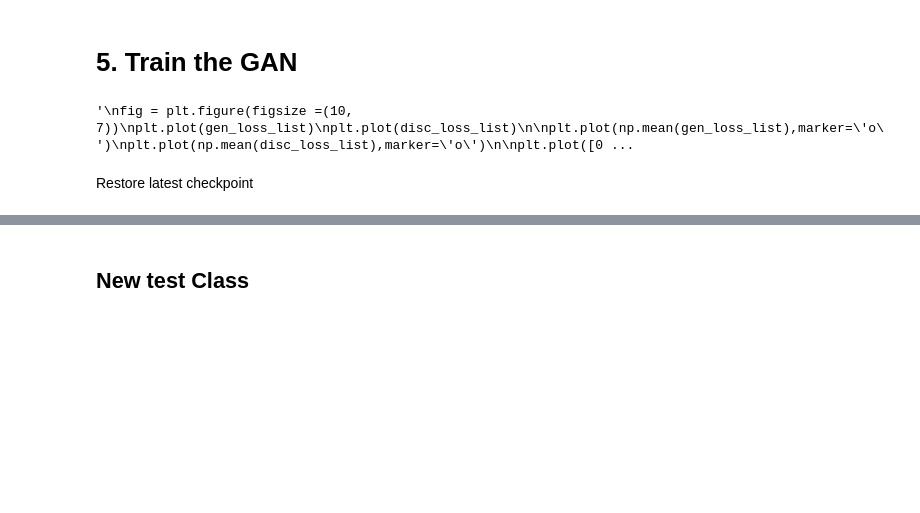
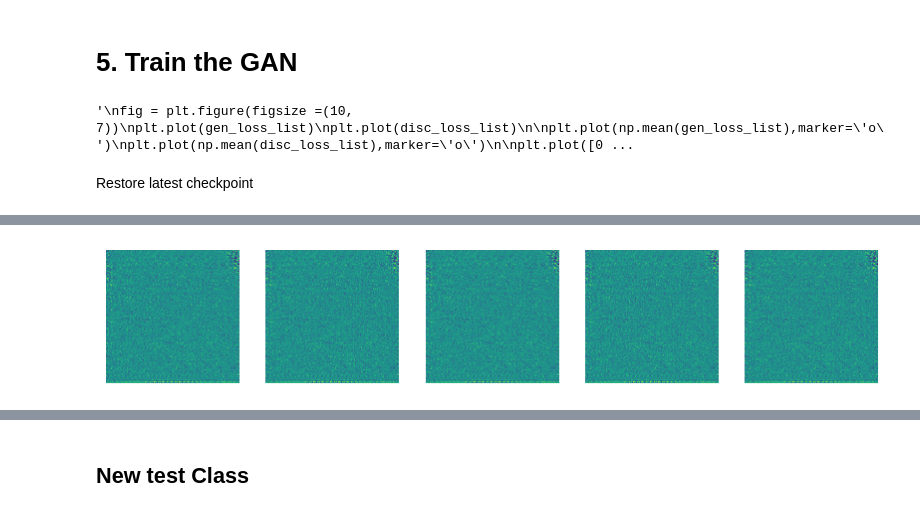
Before and after one commit to Daims971/gan_project, a Jupyter notebook: p8-gan-032023.ipynb, the cells around one changed output, grey strips where cells are left out. Saved outputs shown, nothing was run; the diff lists cells and outputs as text; code cells hidden in the pictures; blank space fills up the shorter version.

Commit message:
Kaggle Notebook | P8_GAN_032023 | Version 23: iGAN:0, 600 epochs, 12 bs

```diff
--- a/p8-gan-032023.ipynb
+++ b/p8-gan-032023.ipynb
@@ -1112,6 +1145,16 @@ array([[ 1.4569755 , -0.72368455, -2.4927907 ,  1.946646  , -0.14083274,
 #    train_step(images,test_generator,test_discriminator)
 # %% [markdown]
 # 5. Train the GAN
+# %%
+EPOCHS = 600
+
+# Choice of GAN strategy
+
+iGAN = 0
+
+# 0: monet_gan from GAN_class using distribute and train
+# 1: monet_gan_bis from GAN_class using compile and fit
+# 2: monet_gan_2 from GAN_class_2 using compile and fit and distribute
 # %%
 #with strategy.scope():
 #[gen_loss_list, disc_loss_list] = train(monet_ds, EPOCHS,test_generator,test_discriminator)
@@ -1151,7 +1194,11 @@ checkpoint.restore(tf.train.latest_checkpoint(checkpoint_dir))
 # %%
-with strategy.scope():
-    monet_gan = GAN_class(test_generator, test_discriminator)
+if iGAN ==0:
+    with strategy.scope():
+        monet_gan = GAN_class(test_generator, test_discriminator)
 # %%
  #%debug
-#train_loss_result = monet_gan.train(monet_ds, EPOCHS)
+if iGAN ==0:
+    train_loss_result = monet_gan.train(monet_ds, EPOCHS)
+# %% [output]
+[figure, added]
 # %%
```
Also changed, not shown: parts of 39 cells of this notebook.
